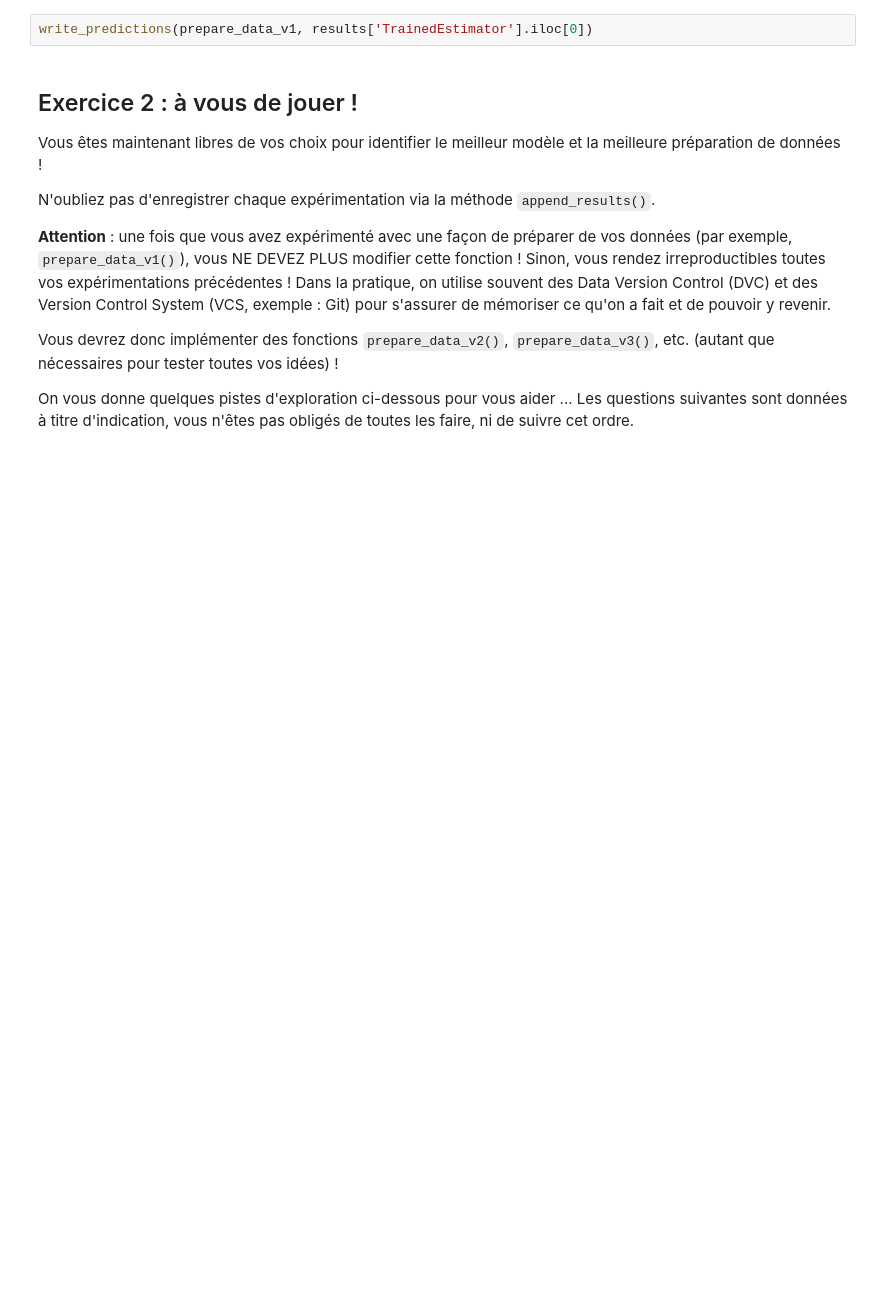
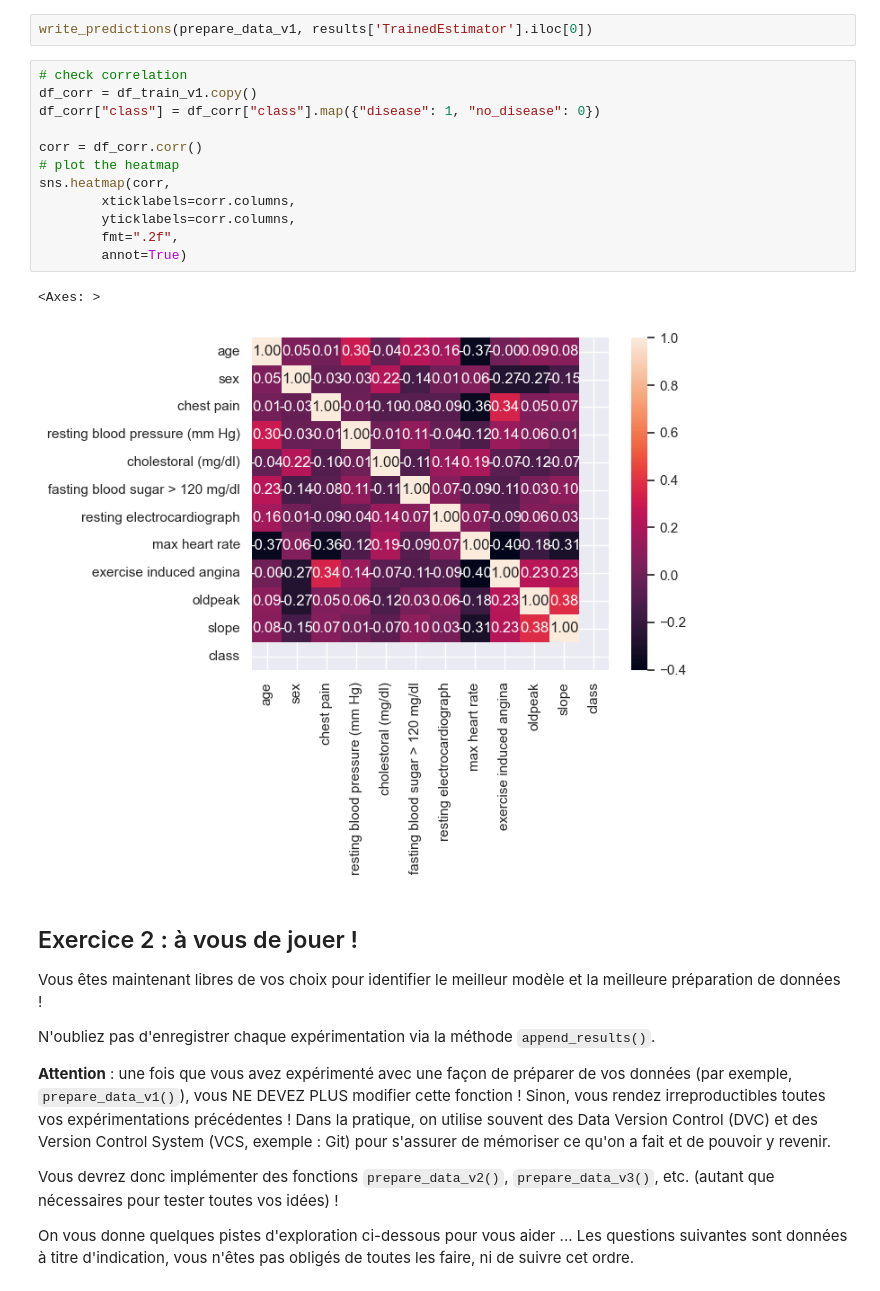
Before and after one commit to jo-pouradier/machine-learning-cpe, a Jupyter notebook: hospital-prediction.ipynb, the cells around one changed output. Drawn from its saved outputs; the diff is of its cells as text; blank space fills up the shorter version.

```diff
--- a/hospital-prediction.ipynb
+++ b/hospital-prediction.ipynb
@@ -339,6 +341,21 @@ def write_predictions(prepare_data_function, estimator):
     df_deployment.to_csv('predictions.csv', index=True)
 # %%
 write_predictions(prepare_data_v1, results['TrainedEstimator'].iloc[0])
+# %%
+# check correlation
+df_corr = df_train_v1.copy()
+df_corr["class"] = df_corr["class"].map({"disease": 1, "no_disease": 0})
+
+corr = df_corr.corr()
+# plot the heatmap
+sns.heatmap(corr,
+        xticklabels=corr.columns,
+        yticklabels=corr.columns,
+        fmt=".2f",
+        annot=True)
+# %% [output]
+<Axes: >
+[figure, added]
 # %% [markdown]
 ## Exercice 2 : à vous de jouer !
 
```
Also changed, not shown: parts of 6 cells of this notebook.
